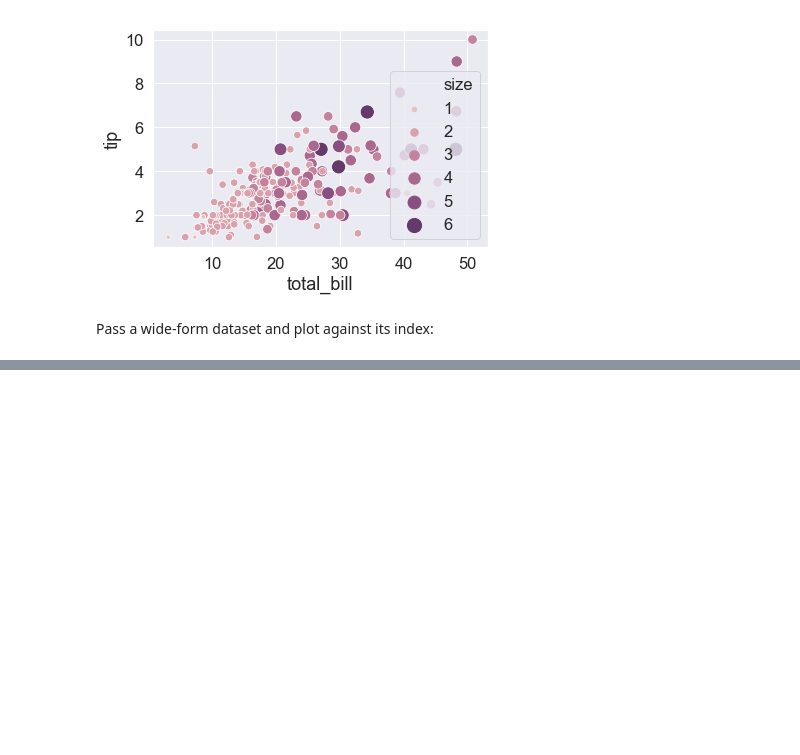
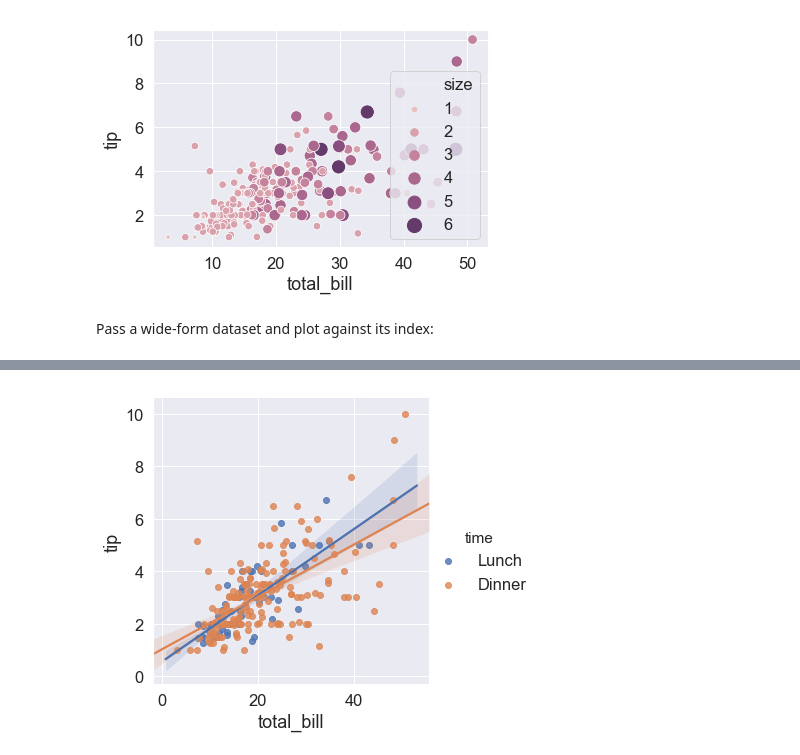
Before and after one commit to jeswingeorge/Learning-seaborn, a Jupyter notebook: Seaborn- Scatterplots.ipynb, the cells around one changed output, grey strips where cells are left out. Saved outputs shown, nothing was run; the diff lists cells and outputs as text; code cells hidden in the pictures; blank space fills up the shorter version.

```diff
--- a/Seaborn- Scatterplots.ipynb
+++ b/Seaborn- Scatterplots.ipynb
@@ -115,0 +125,4 @@ To register the converters:
+# %%
+sns.lmplot(data = tips, x = 'total_bill', y = 'tip', hue = 'time');
+# %% [output]
+[figure, added]
```
Also changed, not shown: parts of 4 cells of this notebook, 1 other file.
